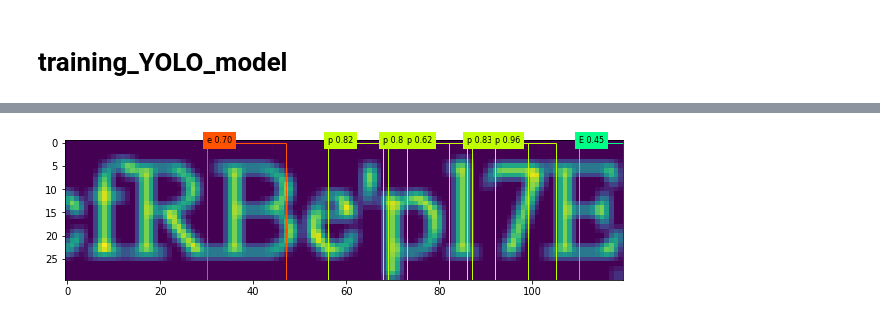
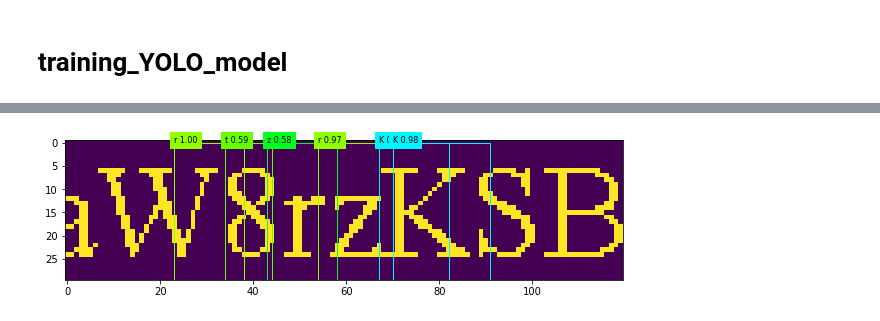
Before and after one commit to kuiyochen/Python_ML_learning, a Jupyter notebook: OCR_test.ipynb, the cells around one changed output, grey strips where cells are left out. Drawn from its saved outputs; the diff is of its cells as text; code cells hidden in the pictures.

```diff
--- a/OCR_test.ipynb
+++ b/OCR_test.ipynb
@@ -820,0 +809,4 @@ Epoch 5/5
+# %%
+# YOLO_model = model_from_json(open('json_h5/OCR_YOLO_model.json').read())
+YOLO_model.load_weights('json_h5/OCR_YOLO_model.h5')
+YOLO_model.compile(loss = YOLO_loss, optimizer = Adam(), metrics = ['accuracy'])
@@ -828,27 +833,27 @@ Loss: 51.804207.        準確率: 31.589285
 # %%
 segements_hh = 30
 segements_ww = 120
 segements_overlapping_ww = 20
 
 # predict = YOLO_model.predict(x_test)
 plot_box_img = x_test # x_train # x_test
 plot_box_array = predict # y_train # predict # y_test
 # plot_box_array = y_test
 
-idx = 70
+idx = 205
 # YOLO_boxes_list = [[grid_index_hh, grid_index_ww, single_grid_YOLO_output]]
 YOLO_boxes_list = [[0, i, plot_box_array[idx][0, i ,:]] for i in range(grid_size[1]) if plot_box_array[idx][0, i ,0] > 0.5]
 
 translate_boxes_list = translate_boxes_format_from_YOLO(
     YOLO_boxes_list,
     line_start_coordinate = 0, segement_index = 0, grid_size = grid_size, line_normalize_ratio = 1.,
     segements_hh = segements_hh, segements_ww = segements_ww, segements_overlapping_ww = segements_overlapping_ww)
 # translate_boxes_list = list of "[rect_already_to_crop_in_original_image, the_probability_in_class, class_index] s"
 plot_boundind_boxes_with_labels(plot_box_img[idx].reshape(segements_hh, segements_ww), labels,
                                 *translate_boxes_list,
                                 fontsize = 8, figsize = (10, 10))
 # %% [output]
-[figure, old version]
+[figure, new version]
 # %%
 # open('json_h5/OCR_YOLO_model.json','w').write(YOLO_model.to_json())
 YOLO_model.save_weights('json_h5/OCR_YOLO_model.h5')
```
Also changed, not shown: parts of 5 cells of this notebook, 1 other file.
